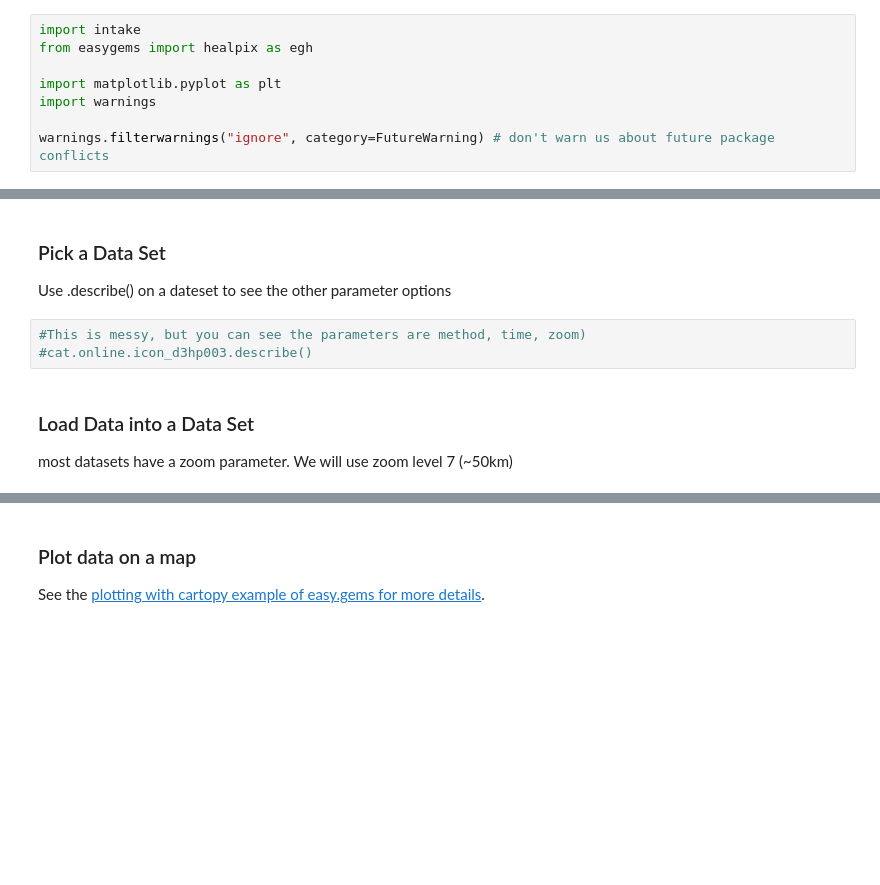
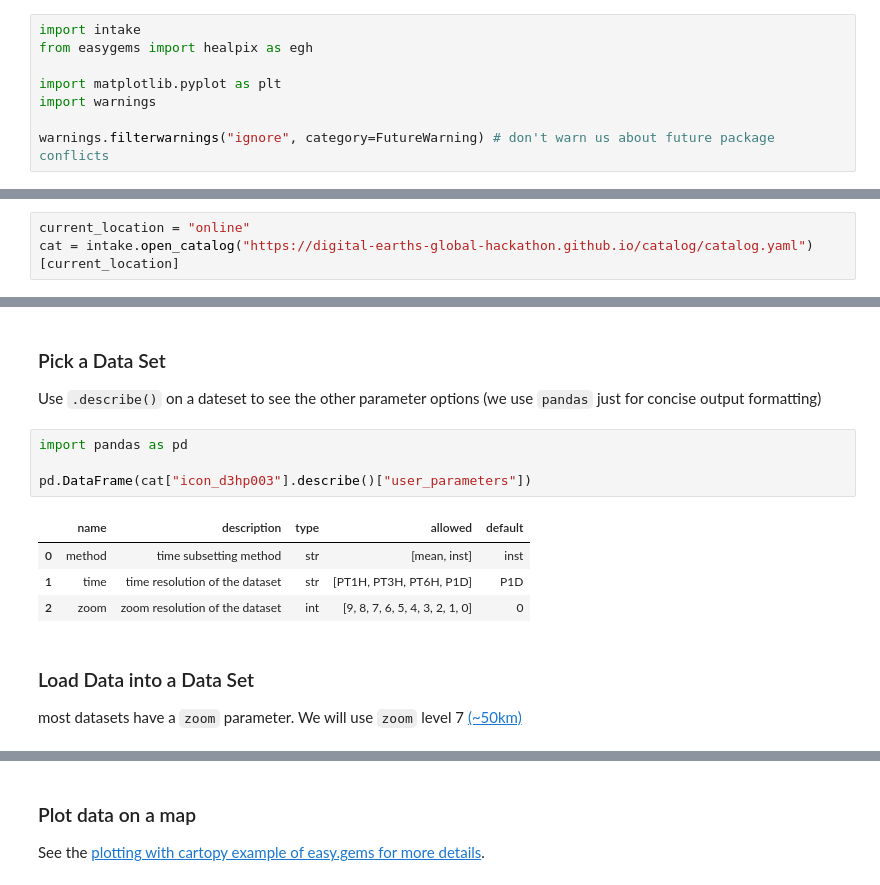
Before and after one commit to trackow/hk25-teams, a Jupyter notebook: hk25-tutorials/simple_plot.ipynb, the cells around one changed output, grey strips where cells are left out. Cells and saved outputs as stored; diff of their text form; blank space fills up the shorter version.

```diff
--- a/hk25-tutorials/simple_plot.ipynb
+++ b/hk25-tutorials/simple_plot.ipynb
@@ -28,2 +29,5 @@ list (cat)
+# %%
+current_location = "online"
+cat = intake.open_catalog("https://digital-earths-global-hackathon.github.io/catalog/catalog.yaml")[current_location]
 # %% [markdown]
 ### List Catalog
@@ -46,11 +49,17 @@ list (cat["online"])
  'um_glm_n2560_RAL3p3']
 # %% [markdown]
 ### Pick a Data Set
-Use .describe() on a dateset to see the other parameter options
+Use `.describe()` on a dateset to see the other parameter options (we use `pandas` just for concise output formatting)
 # %%
-#This is messy, but you can see the parameters are method, time, zoom)
-#cat.online.icon_d3hp003.describe()
+import pandas as pd
+
+pd.DataFrame(cat["icon_d3hp003"].describe()["user_parameters"])
+# %% [output]
+|  | name | description | type | allowed | default |
+| 0 | method | time subsetting method | str | [mean, inst] | inst |
+| 1 | time | time resolution of the dataset | str | [PT1H, PT3H, PT6H, P1D] | P1D |
+| 2 | zoom | zoom resolution of the dataset | int | [9, 8, 7, 6, 5, 4, 3, 2, 1, 0] | 0 |
 # %% [markdown]
 ### Load Data into a Data Set
-most datasets have a zoom parameter. We will use zoom level 7 (~50km)
+most datasets have a `zoom` parameter. We will use `zoom` level 7 [(~50km)](https://easy.gems.dkrz.de/Processing/healpix/index.html#healpix-spatial-resolution)
 # %%
```
Also changed, not shown: parts of 10 cells of this notebook.
